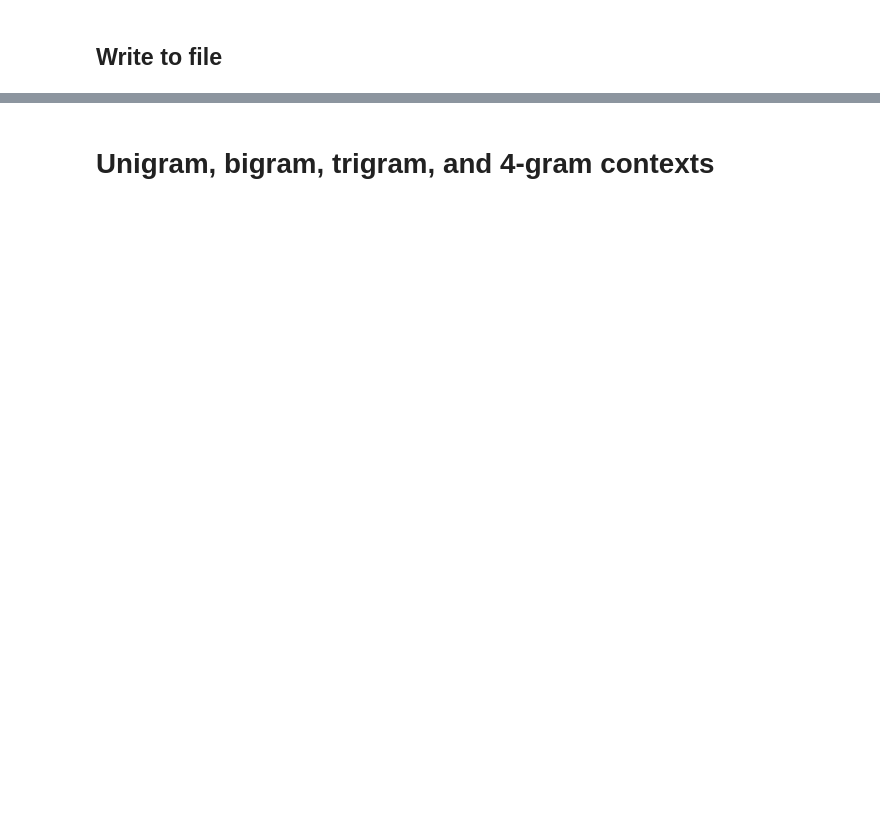
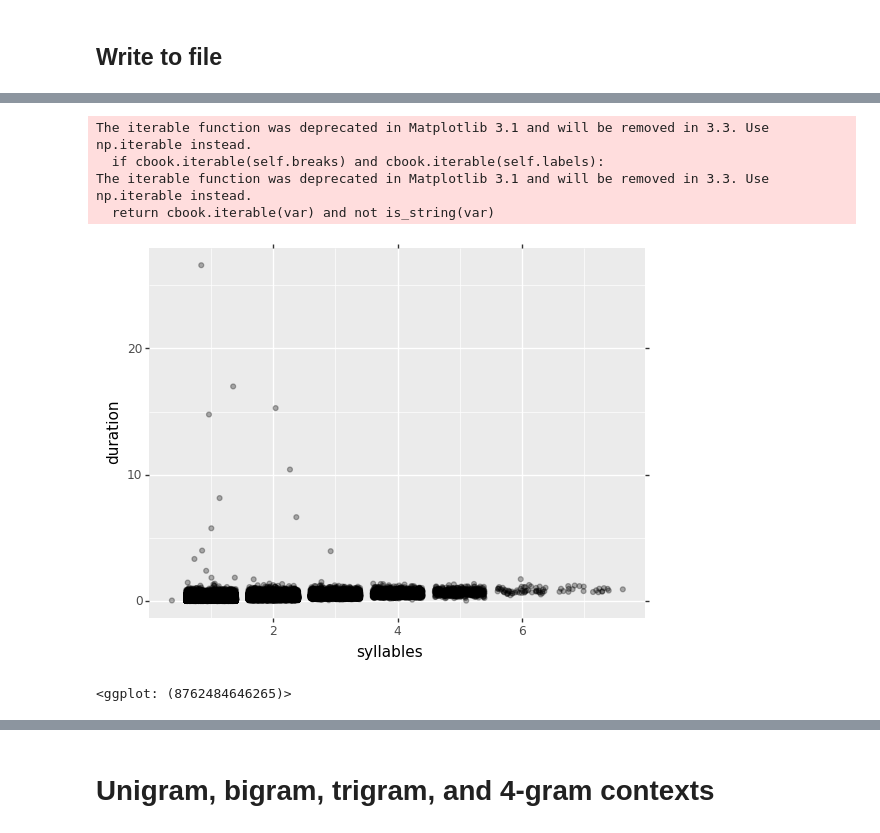
Before and after one commit to emeinhardt/buckeye-lm, a Jupyter notebook: Preprocessing Buckeye corpus transcriptions for ease of processing and use with kenlm.ipynb, the cells around one changed output, grey strips where cells are left out. Saved outputs shown, nothing was run; the diff lists cells and outputs as text; code cells hidden in the pictures; blank space fills up the shorter version.

```diff
--- a/Preprocessing Buckeye corpus transcriptions for ease of processing and use with kenlm.ipynb
+++ b/Preprocessing Buckeye corpus transcriptions for ease of processing and use with kenlm.ipynb
@@ -152,9 +159,9 @@ buckeyeUnicodeIPArelation = {
  ('ao', 'ɔ'),
  ('aon', 'ɔ̃'),
  ('aw', 'aʊ'),
- ('awn', 'aʊ'),
+ ('awn', 'ãʊ̃'),
  ('ay', 'aɪ'),
- ('ayn', 'aɪ'),
+ ('ayn', 'ãɪ̃'),
  ('b', 'b'),
  ('ch', 'tʃ'),
  ('d', 'd'),
@@ -167,7 +174,7 @@ buckeyeUnicodeIPArelation = {
  ('en', 'n̩'),
  ('eng', 'ŋ̩'),
  ('er', 'ɚ'),
- ('ern', 'ɚ'),
+ ('ern', 'ɚ̃'),
  ('ey', 'eɪ'),
  ('eyn', 'ẽɪ̃'),
  ('f', 'f'),
@@ -180,7 +187,7 @@ buckeyeUnicodeIPArelation = {
  ('ih', 'ɪ'),
  ('ihn', 'ɪ̃'),
  ('iy', 'i'),
- ('iyih', 'i'),
+ ('iyih', 'ĩ'),
  ('iyn', 'ĩ'),
  ('jh', 'dʒ'),
  ('k', 'k'),
@@ -190,9 +197,9 @@ buckeyeUnicodeIPArelation = {
  ('ng', 'ŋ'),
  ('nx', 'ɾ̃'),
  ('ow', 'oʊ'),
- ('own', 'oʊ'),
+ ('own', 'õʊ̃'),
  ('oy', 'ɔɪ'),
- ('oyn', 'ɔɪ'),
+ ('oyn', 'ɔ̃ɪ̃'),
  ('p', 'p'),
  ('q', 'ʔ'),
  ('r', 'ɹ'),
@@ -1208,6 +1528,8 @@ def word_relation(w, local_orth_context, full_orth_context, words_in_utterance):
     r = {'orthographic_wordform':get_orthography(w),
          'preceding_4_wordforms':local_orth_context,
          'preceding_3_wordforms':local_orth_context[1:],
+         'preceding_2_wordforms':local_orth_context[2:],
+         'preceding_1_wordforms':local_orth_context[3:],
          'preceding_wordforms':full_orth_context,
          'POS':w.pos,
          'phonemes':get_phonemes(w),
@@ -1408,0 +1747,13 @@ cat: write error: Broken pipe
+# %%
+def orth_word_to_instances(orth_word):
+    return tuple(bwr for bwr in buckeye_word_relation if bwr['orthographic_wordform'] == orth_word)
+
+accident_bwrs = orth_word_to_instances('accident')
+len(accident_bwrs)
+accident_bwrs[0]
+
+def my_bwr_filter(bwr):
+    return omit(bwr, ('beg', 'end', 'phones', 'phonemes',
+                      'preceding_wordforms', 'preceding_4_wordforms', 'preceding_3_wordforms',
+                      'speaker_interviewer', 'track_name'))
+my_bwr_filter(accident_bwrs[0])
@@ -1408,0 +1794,5 @@ cat: write error: Broken pipe
+# %%
+bwr_filtered = tuple(map(my_bwr_filter, buckeye_word_relation))
+bwr_filtered_df = pd.DataFrame(bwr_filtered)
+bwr_filtered_df.info()
+bwr_filtered_df.head()
@@ -1408,0 +1826,10 @@ cat: write error: Broken pipe
+# %%
+#35.2s on sidious
+ggplot(bwr_filtered_df, aes(x='syllables', y='duration')) + geom_jitter(alpha=0.3, height=None)
+# %% [output]
+The iterable function was deprecated in Matplotlib 3.1 and will be removed in 3.3. Use np.iterable instead.
+  if cbook.iterable(self.breaks) and cbook.iterable(self.labels):
+The iterable function was deprecated in Matplotlib 3.1 and will be removed in 3.3. Use np.iterable instead.
+  return cbook.iterable(var) and not is_string(var)
+[figure, added]
+<ggplot: (8762484646265)>
```
Also changed, not shown: parts of 79 cells of this notebook.
